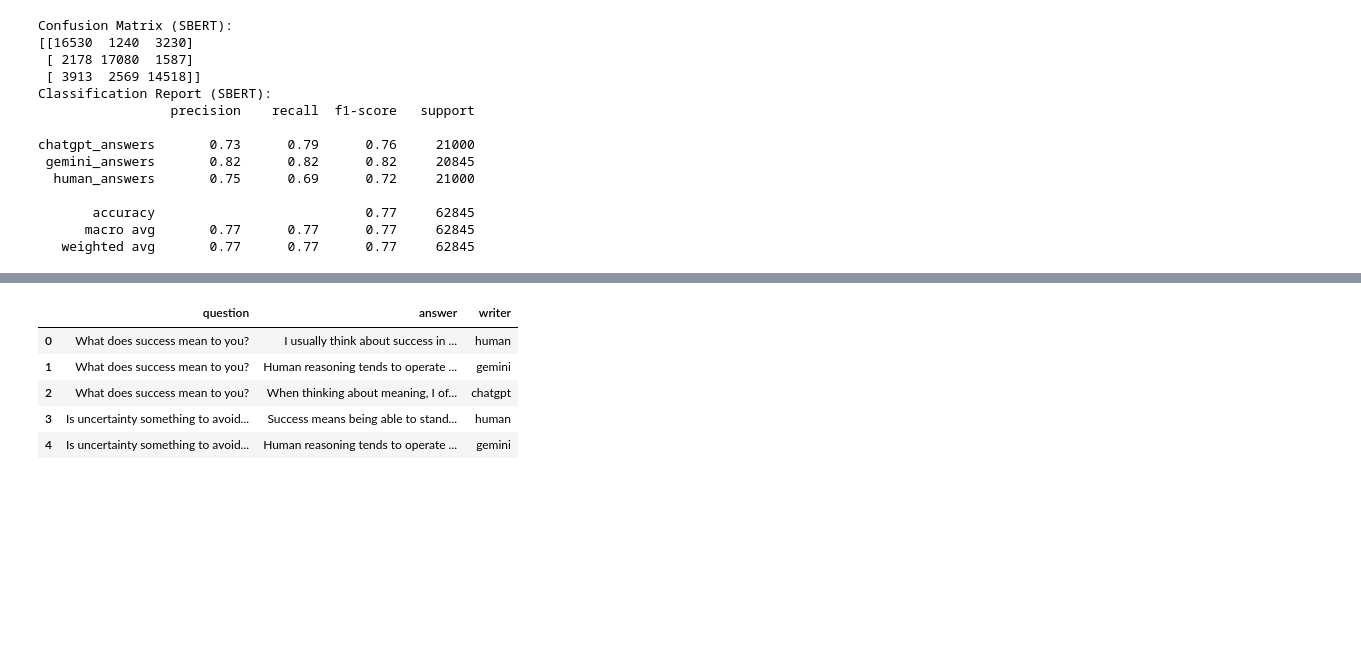
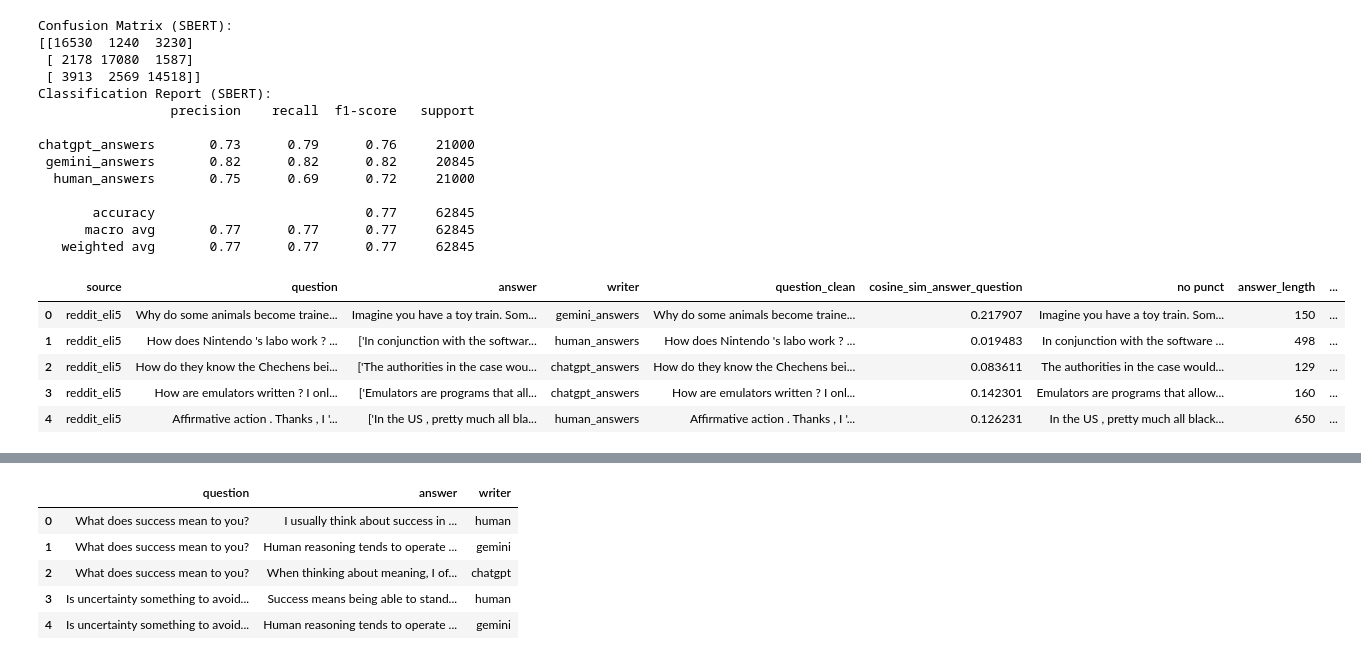
Before and after one commit to Idokopilov/magshimim-final-project, a Jupyter notebook: final_models.ipynb, the cells around one changed output, grey strips where cells are left out. Drawn from its saved outputs; the diff is of its cells as text; code cells hidden in the pictures; blank space fills up the shorter version.

```diff
--- a/final_models.ipynb
+++ b/final_models.ipynb
@@ -645,3 +766,12 @@ chatgpt_answers       0.73      0.79      0.76     21000
        accuracy                           0.77     62845
       macro avg       0.77      0.77      0.77     62845
    weighted avg       0.77      0.77      0.77     62845
+# %%
+df.head()
+# %% [output]
+|  | source | question | answer | writer | question_clean | cosine_sim_answer_question | no punct | answer_length | ... |
+| 0 | reddit_eli5 | Why do some animals become traine... | Imagine you have a toy train. Som... | gemini_answers | Why do some animals become traine... | 0.217907 | Imagine you have a toy train. Som... | 150 | ... |
+| 1 | reddit_eli5 | How does Nintendo 's labo work ? ... | ['In conjunction with the softwar... | human_answers | How does Nintendo 's labo work ? ... | 0.019483 | In conjunction with the software ... | 498 | ... |
+| 2 | reddit_eli5 | How do they know the Chechens bei... | ['The authorities in the case wou... | chatgpt_answers | How do they know the Chechens bei... | 0.083611 | The authorities in the case would... | 129 | ... |
+| 3 | reddit_eli5 | How are emulators written ? I onl... | ['Emulators are programs that all... | chatgpt_answers | How are emulators written ? I onl... | 0.142301 | Emulators are programs that allow... | 160 | ... |
+| 4 | reddit_eli5 | Affirmative action . Thanks , I '... | ['In the US , pretty much all bla... | human_answers | Affirmative action . Thanks , I '... | 0.126231 | In the US , pretty much all black... | 650 | ... |
```
Also changed, not shown: parts of 20 cells of this notebook, 6 other files.
